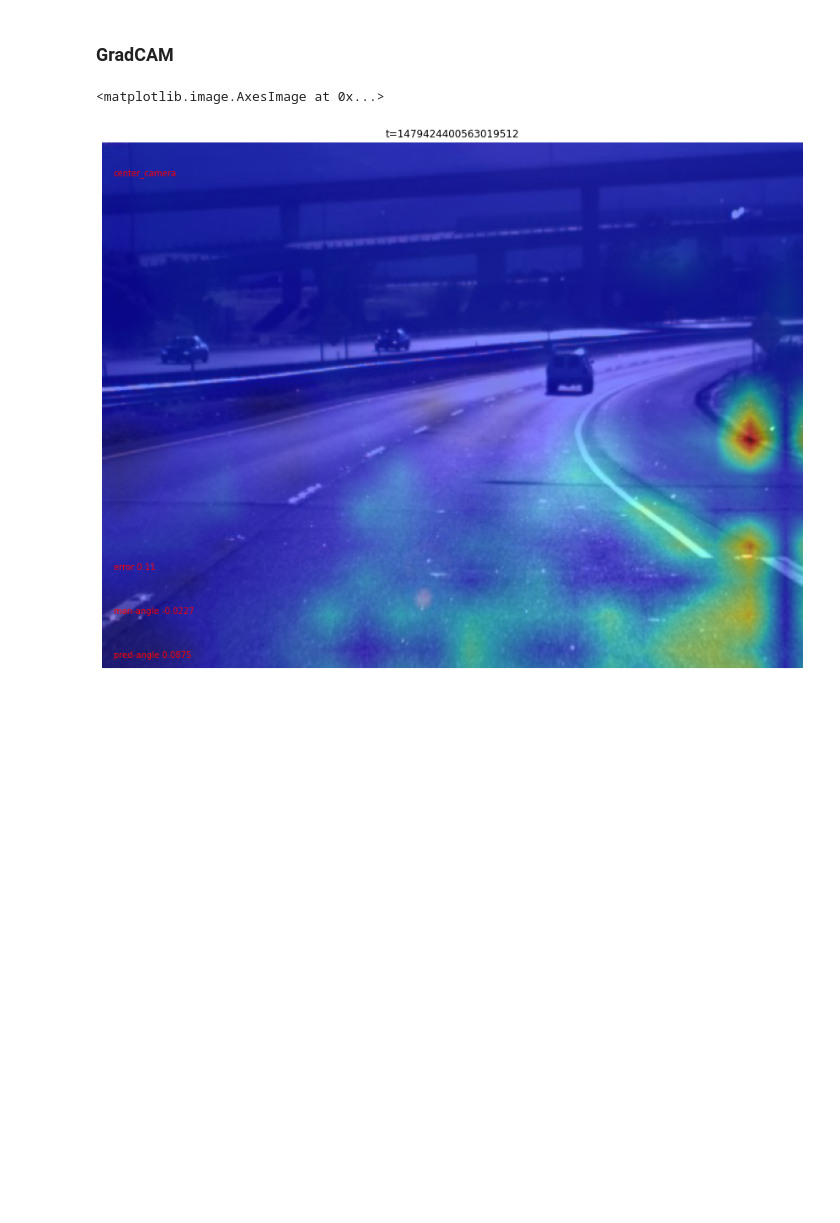
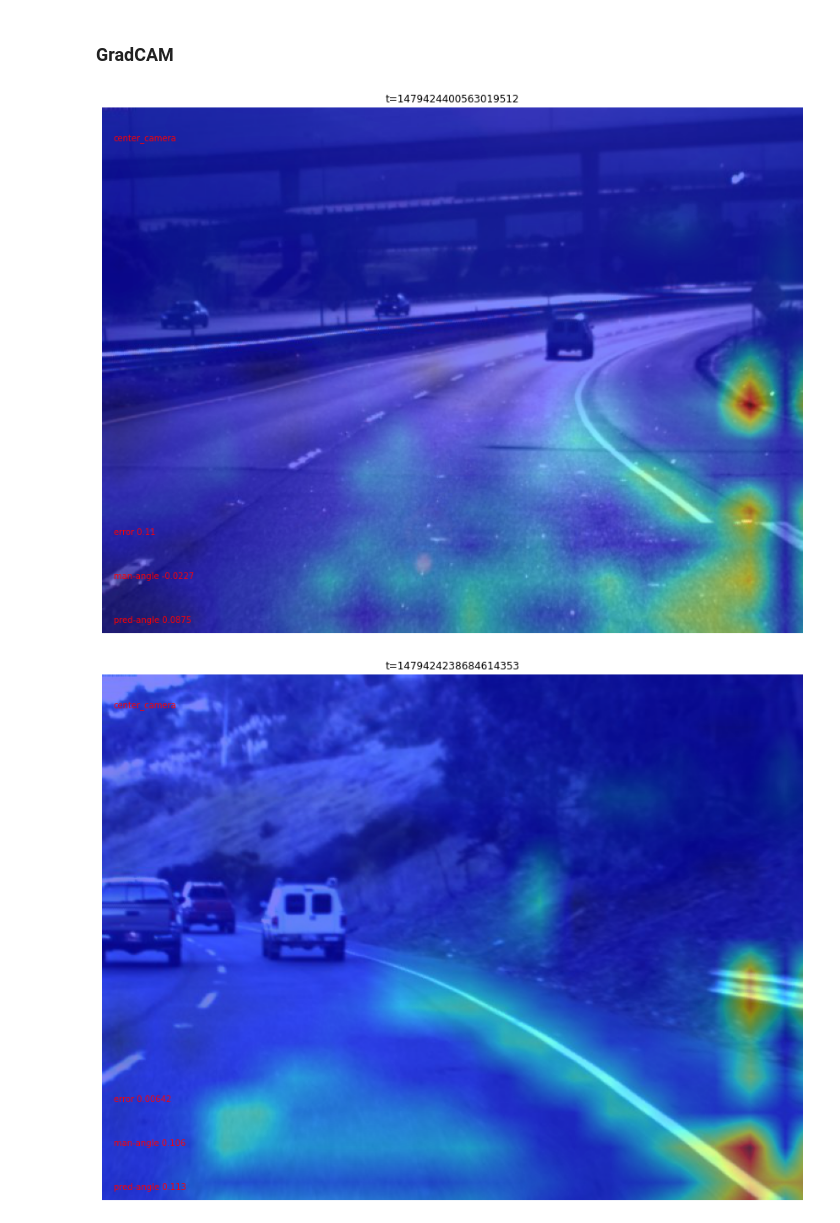
Before and after one commit to jes1per/Self-Driving-Car, a Jupyter notebook: TransferLearning_wideresnet.ipynb, the cells around one changed output. Saved outputs shown, nothing was run; the diff lists cells and outputs as text; code cells hidden in the pictures; blank space fills up the shorter version.

```diff
--- a/TransferLearning_wideresnet.ipynb
+++ b/TransferLearning_wideresnet.ipynb
@@ -150,31 +150,32 @@ visualize_cnn(tl_model.pretrained.conv1)
 # %%
 import copy
 
 udacity_dataset = UD.UdacityDataset(csv_file='/home/kxk190041/data/self_driving/train/interpolated.csv',
                                  root_dir='/home/kxk190041/data/self_driving/train/',
                                  transform=transforms.Compose([transforms.ToTensor()]),
                                  select_camera='center_camera')
 
+im_list = [3693, 456, 784, 1094, 1500]
+for i in im_list:
+    # Load arbitrary data
+    sample = udacity_dataset[i]
+    sample_1 = copy.deepcopy(sample)
+    sample_1['image'] = sample_1['image'].reshape(-1, 3, 480, 640)
+    input_image = sample['image'].reshape(-1, 3, 480, 640).cuda()
 
-# Load arbitrary data
-sample = udacity_dataset[3693]
-sample_1 = copy.deepcopy(sample)
-sample_1['image'] = sample_1['image'].reshape(-1, 3, 480, 640)
-input_image = sample['image'].reshape(-1, 3, 480, 640).cuda()
+    cam_extractor_tl = CamExtractorTLModel_wideresnet(tl_model)
 
-cam_extractor_tl = CamExtractorTLModel_wideresnet(tl_model)
+    # Forward pass
+    model_output = tl_model(input_image)
+    show_sample(sample_1, model_output.item())
+    # Backward pass
+    tl_model.zero_grad()
+    mse_loss = nn.MSELoss()
+    loss = mse_loss(model_output, sample['angle'].to(torch.float).cuda().reshape(1,1))
+    loss.backward()
 
-# Forward pass
-model_output = tl_model(input_image)
-show_sample(sample_1, model_output.item())
-# Backward pass
-tl_model.zero_grad()
-mse_loss = nn.MSELoss()
-loss = mse_loss(model_output, sample['angle'].to(torch.float).cuda().reshape(1,1))
-loss.backward()
-
-cam_image = cam_extractor_tl.to_image(height=480, width=640) # Use this line to extract CAM image from the model!
-plt.imshow(cam_image[0, :, :], cmap='jet', alpha=0.5) # this shows CAM as overlay to the original input image
+    cam_image = cam_extractor_tl.to_image(height=480, width=640) # Use this line to extract CAM image from the model!
+    plt.imshow(cam_image[0, :, :], cmap='jet', alpha=0.5) # this shows CAM as overlay to the original input image
 # %% [output]
-<matplotlib.image.AxesImage at 0x...>
 [figure]
+[figure, added]
```
Also changed, not shown: parts of 2 cells of this notebook, 2 other files.
